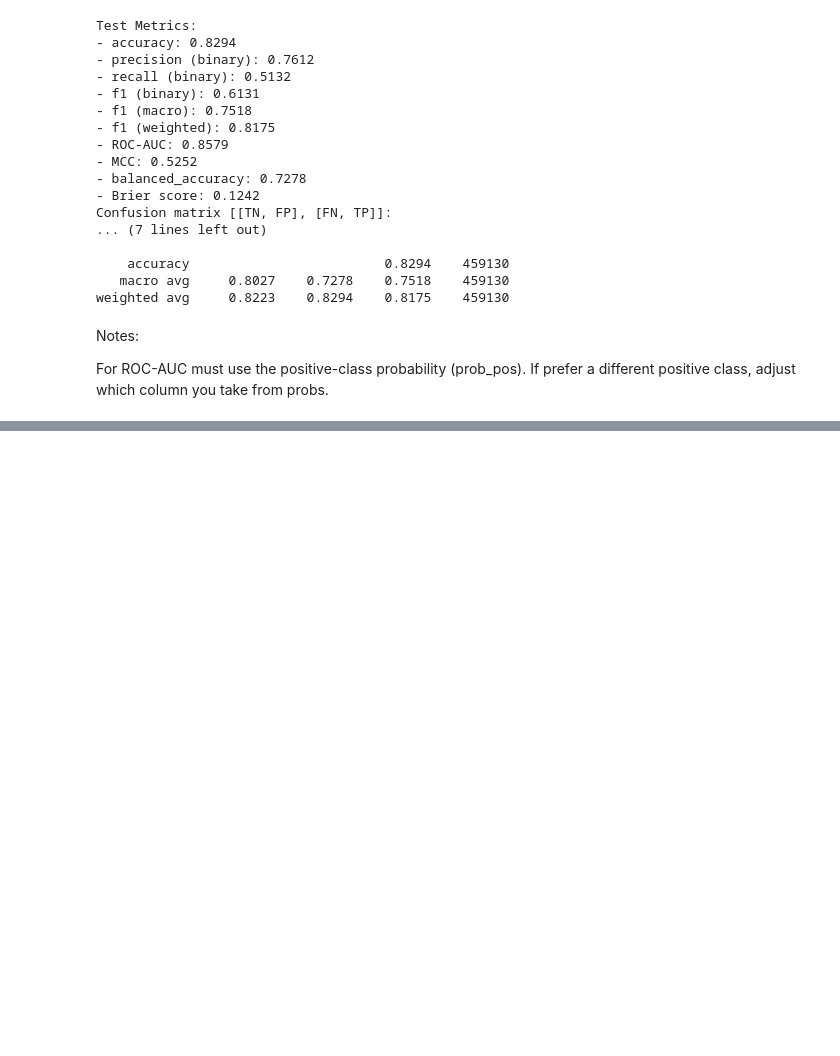
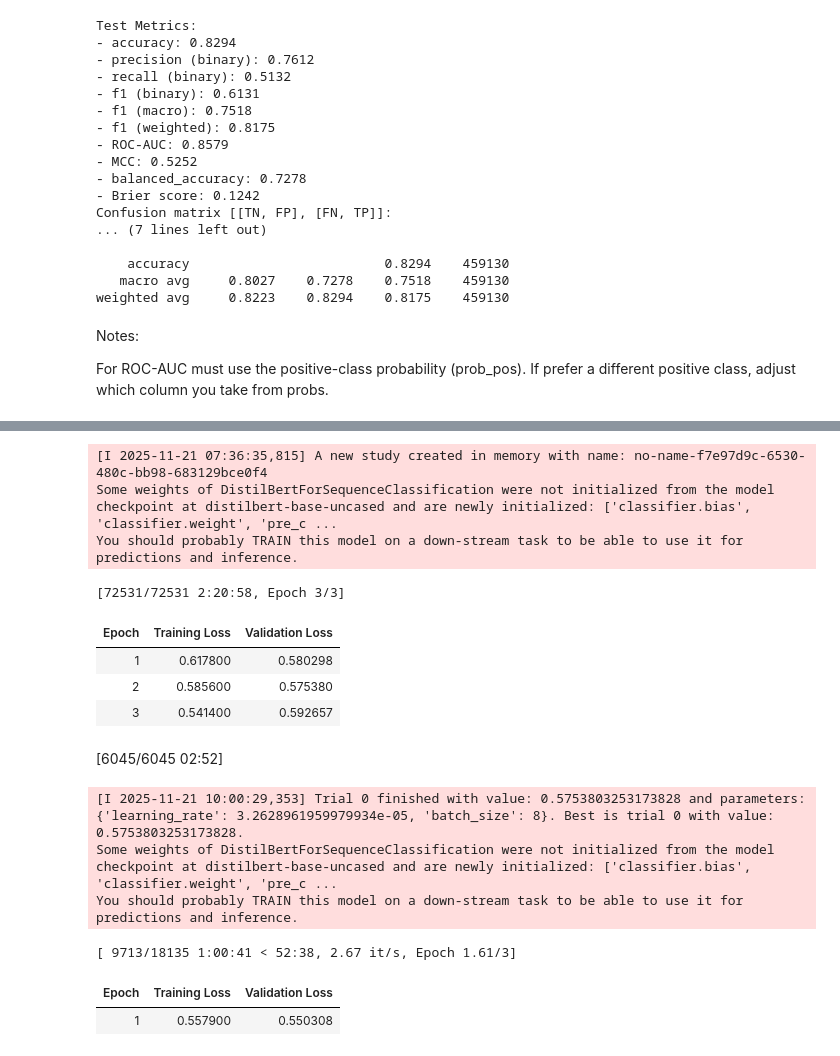
Before and after one commit to sandrinaa/imdb-spoilers, a Jupyter notebook: model/distilbert_gpu_finetuned.ipynb, the cells around one changed output, grey strips where cells are left out. Saved outputs shown, nothing was run; the diff lists cells and outputs as text; code cells hidden in the pictures; blank space fills up the shorter version.

Commit message:
distilbert balanced

```diff
--- a/model/distilbert_gpu_finetuned.ipynb
+++ b/model/distilbert_gpu_finetuned.ipynb
@@ -419,15 +377,0 @@ print(study.best_params)
-# %%
-domain_corpus = None
-data_collator = DataCollatorForLanguageModeling(
-    tokenizer=tokenizer,
-    mlm=True,
-    mlm_probability=0.15
-)
-
-trainer = Trainer(
-    model=model,
-    args=training_args,
-    train_dataset=domain_corpus,
-    data_collator=data_collator,
-)
-trainer.train()
@@ -441,0 +382,64 @@ quantizer.quantize(
+# %%
+ def objective(trial):
+    # Hyperparameters
+    learning_rate = trial.suggest_float("learning_rate", 1e-5, 5e-5, log=True)
+    batch_size = trial.suggest_categorical("batch_size", [8, 16, 32])
+
+    # Fresh model per trial
+    model = AutoModelForSequenceClassification.from_pretrained(
+    model_name,
+    num_labels=num_labels,
+    )
+
+    # Unique output directory per trial
+    out_dir = f"./results/optuna/trial-{trial.number}"
+    run_name = f"distilbert-lr{learning_rate:.2e}-bs{batch_size}-trial{trial.number}"
+
+    training_args = TrainingArguments(
+    output_dir=out_dir,
+    run_name=run_name, # avoids W&B naming clashes if W&B is enabled
+    learning_rate=learning_rate,
+    per_device_train_batch_size=batch_size,
+    num_train_epochs=3,
+    weight_decay=0.01,
+    eval_strategy="epoch", # preferred argument name
+    save_strategy="epoch",
+    load_best_model_at_end=True,
+    metric_for_best_model="eval_loss",
+    greater_is_better=False,
+    overwrite_output_dir=True,
+    save_total_limit=1,
+    report_to="none", # disable W&B; change to ["wandb"] if you want to log
+    seed=42,
+    logging_steps=50,
+    )
+
+    trainer = Trainer(
+    model=model,
+    args=training_args,
+    train_dataset=tokenized_train,
+    eval_dataset=tokenized_eval,
+    )
+
+    trainer.train()
+    eval_results = trainer.evaluate()
+    return eval_results["eval_loss"]
+study = optuna.create_study(direction="minimize")
+study.optimize(objective, n_trials=2)
+print(study.best_params)
+# %% [output]
+[I 2025-11-21 07:36:35,815] A new study created in memory with name: no-name-f7e97d9c-6530-480c-bb98-683129bce0f4
+Some weights of DistilBertForSequenceClassification were not initialized from the model checkpoint at distilbert-base-uncased and are newly initialized: ['classifier.bias', 'classifier.weight', 'pre_c ...
+You should probably TRAIN this model on a down-stream task to be able to use it for predictions and inference.
+[72531/72531 2:20:58, Epoch 3/3]
+| Epoch | Training Loss | Validation Loss |
+| 1 | 0.617800 | 0.580298 |
+| 2 | 0.585600 | 0.575380 |
+| 3 | 0.541400 | 0.592657 |
+[6045/6045 02:52]
+[I 2025-11-21 10:00:29,353] Trial 0 finished with value: 0.5753803253173828 and parameters: {'learning_rate': 3.2628961959979934e-05, 'batch_size': 8}. Best is trial 0 with value: 0.5753803253173828.
+Some weights of DistilBertForSequenceClassification were not initialized from the model checkpoint at distilbert-base-uncased and are newly initialized: ['classifier.bias', 'classifier.weight', 'pre_c ...
+You should probably TRAIN this model on a down-stream task to be able to use it for predictions and inference.
+[ 9713/18135 1:00:41 < 52:38, 2.67 it/s, Epoch 1.61/3]
+| Epoch | Training Loss | Validation Loss |
+| 1 | 0.557900 | 0.550308 |
```
Also changed, not shown: parts of 11 cells of this notebook, 2 other files.
